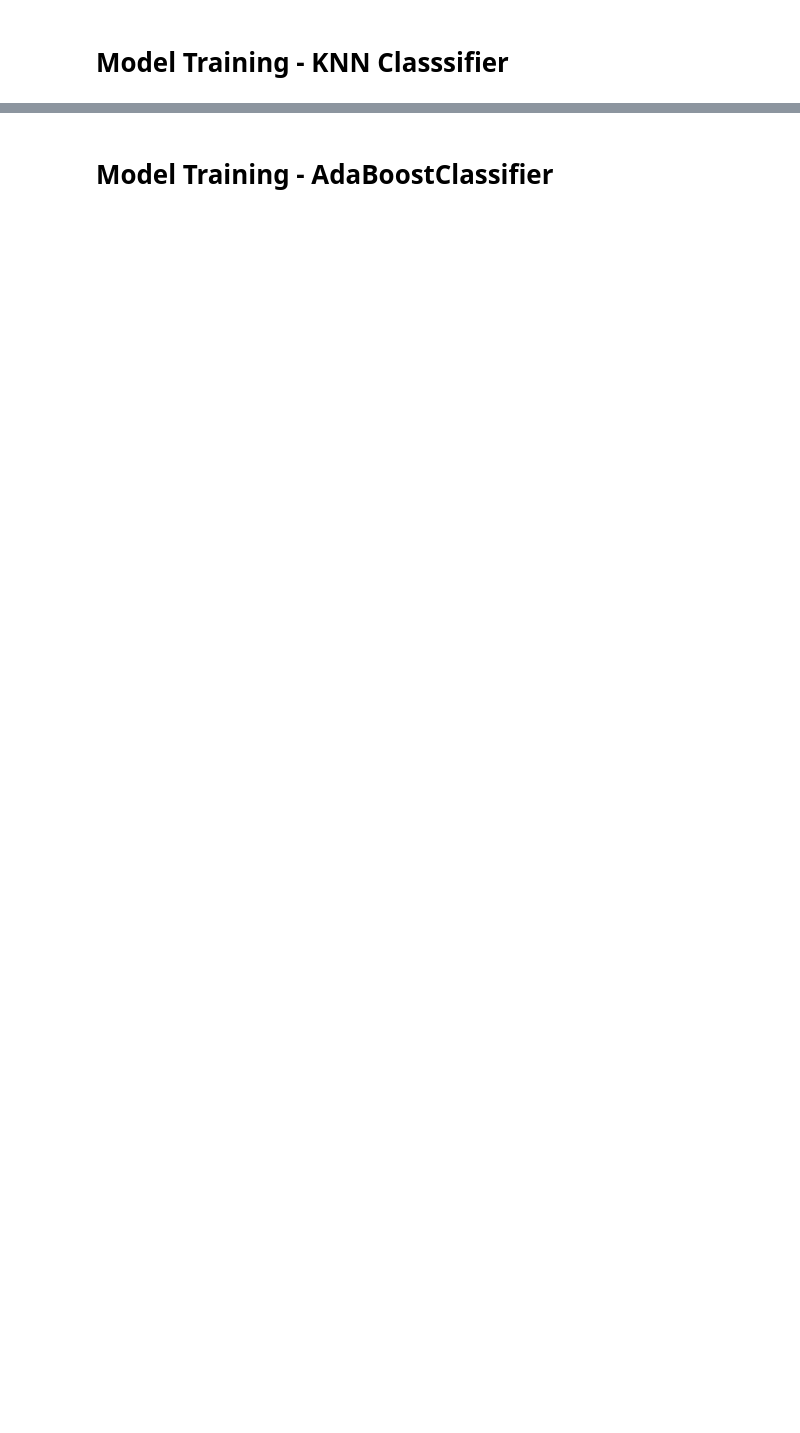
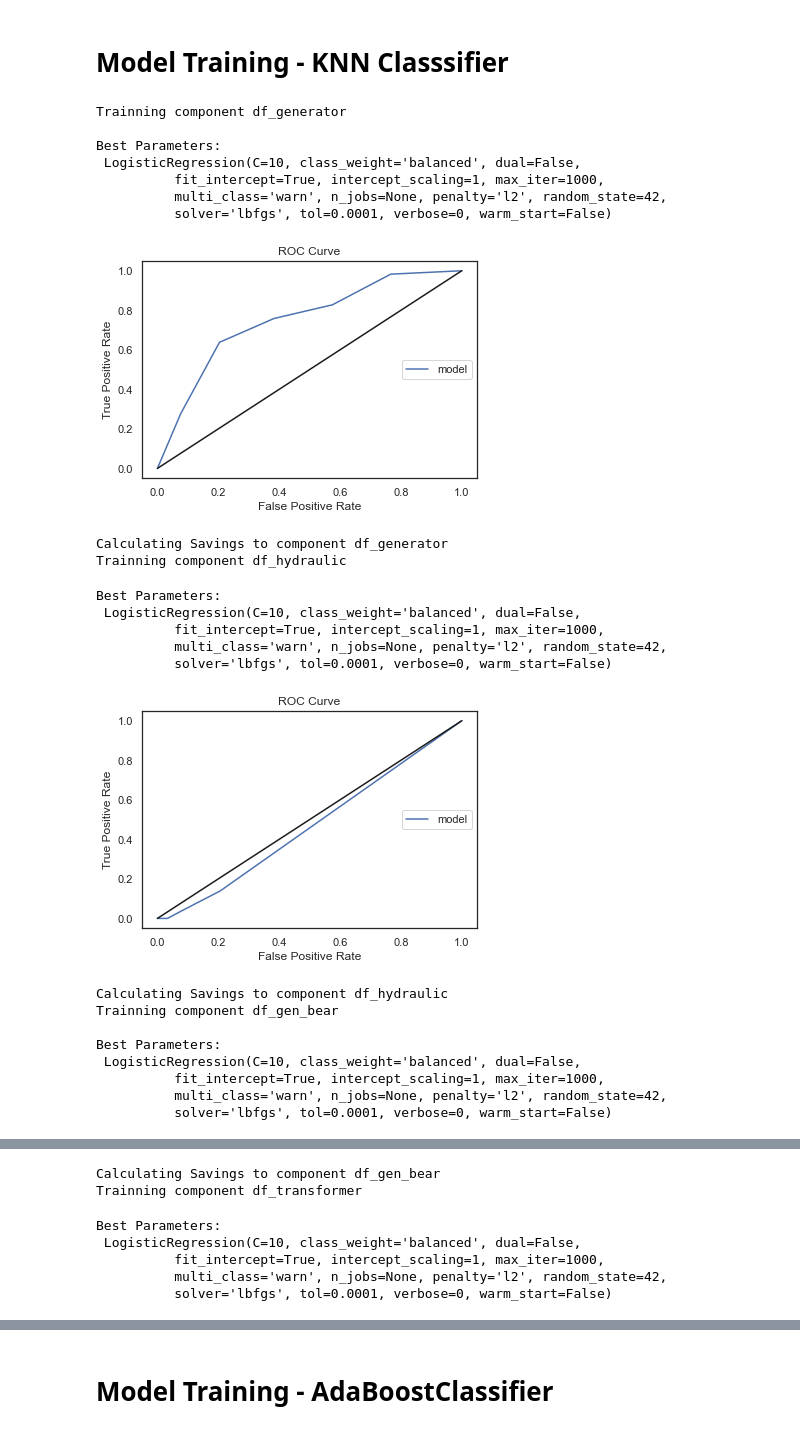
Before and after one commit to RicardoJPedro82/wmillfailprev, a Jupyter notebook: notebooks/20210212_Final_automation_Windmill.ipynb, the cells around one changed output, grey strips where cells are left out. Cells and saved outputs as stored; diff of their text form; code cells hidden in the pictures; blank space fills up the shorter version.

```diff
--- a/notebooks/20210212_Final_automation_Windmill.ipynb
+++ b/notebooks/20210212_Final_automation_Windmill.ipynb
@@ -553,31 +826,56 @@ for key in x_train:
                                            score=gs_score)
     print('\nBest Parameters:\n', clf_LogReg)
     # Obtain metrics
     metrics_dict_miguel = dprep.metrics(y_test[key], pred_knn.y_pred,
                                         pred_knn.y_score)
     conf_matrix = dprep.conf_matrix(y_test[key], pred_knn.y_pred)
     dprep.roc_curve_plot(y_test[key], pred_knn.y_score)
 
     print(f'Calculating Savings to component {key}')
     # Calculate savings
-    sav, cf_numb, met_df = dprep.metrics_create_df(df_test_dict[key],
+    sav, cf_numb, met_df, dias = dprep.metrics_create_df(df_test_dict[key],
                                                    y_test[key],
                                                    pred_knn.y_pred.values,
                                                    key, 15)
 
     # Store metrics to compare
     metrics_dict['try_' + str(tentativa)] = {
         'Componente': key,
         'Nome_modelo': model_name,
         'dias_var_alvo': col_to_mantain_test,
         'feature_selection': 'Guilherme',
         'Agrup_por': Agrup_por,
         'add_features': 'smooth only',
         'per_test': per_test,
         'model': model_name,
         'Metrics': metrics_dict_miguel,
         'cf_matriX_log_reg': conf_matrix,
         'Savings': sav,
         'cf_bussines_numbers': cf_numb
     }
     tentativa = tentativa + 1
+# %% [output]
+Trainning component df_generator
+
+Best Parameters:
+ LogisticRegression(C=10, class_weight='balanced', dual=False,
+          fit_intercept=True, intercept_scaling=1, max_iter=1000,
+          multi_class='warn', n_jobs=None, penalty='l2', random_state=42,
+          solver='lbfgs', tol=0.0001, verbose=0, warm_start=False)
+[figure, added]
+Calculating Savings to component df_generator
+Trainning component df_hydraulic
+Best Parameters:
+ LogisticRegression(C=10, class_weight='balanced', dual=False,
+          fit_intercept=True, intercept_scaling=1, max_iter=1000,
+          multi_class='warn', n_jobs=None, penalty='l2', random_state=42,
+          solver='lbfgs', tol=0.0001, verbose=0, warm_start=False)
+[figure, added]
+Calculating Savings to component df_hydraulic
+Trainning component df_gen_bear
+
+Best Parameters:
+ LogisticRegression(C=10, class_weight='balanced', dual=False,
+          fit_intercept=True, intercept_scaling=1, max_iter=1000,
+          multi_class='warn', n_jobs=None, penalty='l2', random_state=42,
+          solver='lbfgs', tol=0.0001, verbose=0, warm_start=False)
@@ -583,0 +883,7 @@ for key in x_train:
+Calculating Savings to component df_gen_bear
+Trainning component df_transformer
+Best Parameters:
+ LogisticRegression(C=10, class_weight='balanced', dual=False,
+          fit_intercept=True, intercept_scaling=1, max_iter=1000,
+          multi_class='warn', n_jobs=None, penalty='l2', random_state=42,
+          solver='lbfgs', tol=0.0001, verbose=0, warm_start=False)
```
Also changed, not shown: parts of 35 cells of this notebook, 3 other files.
